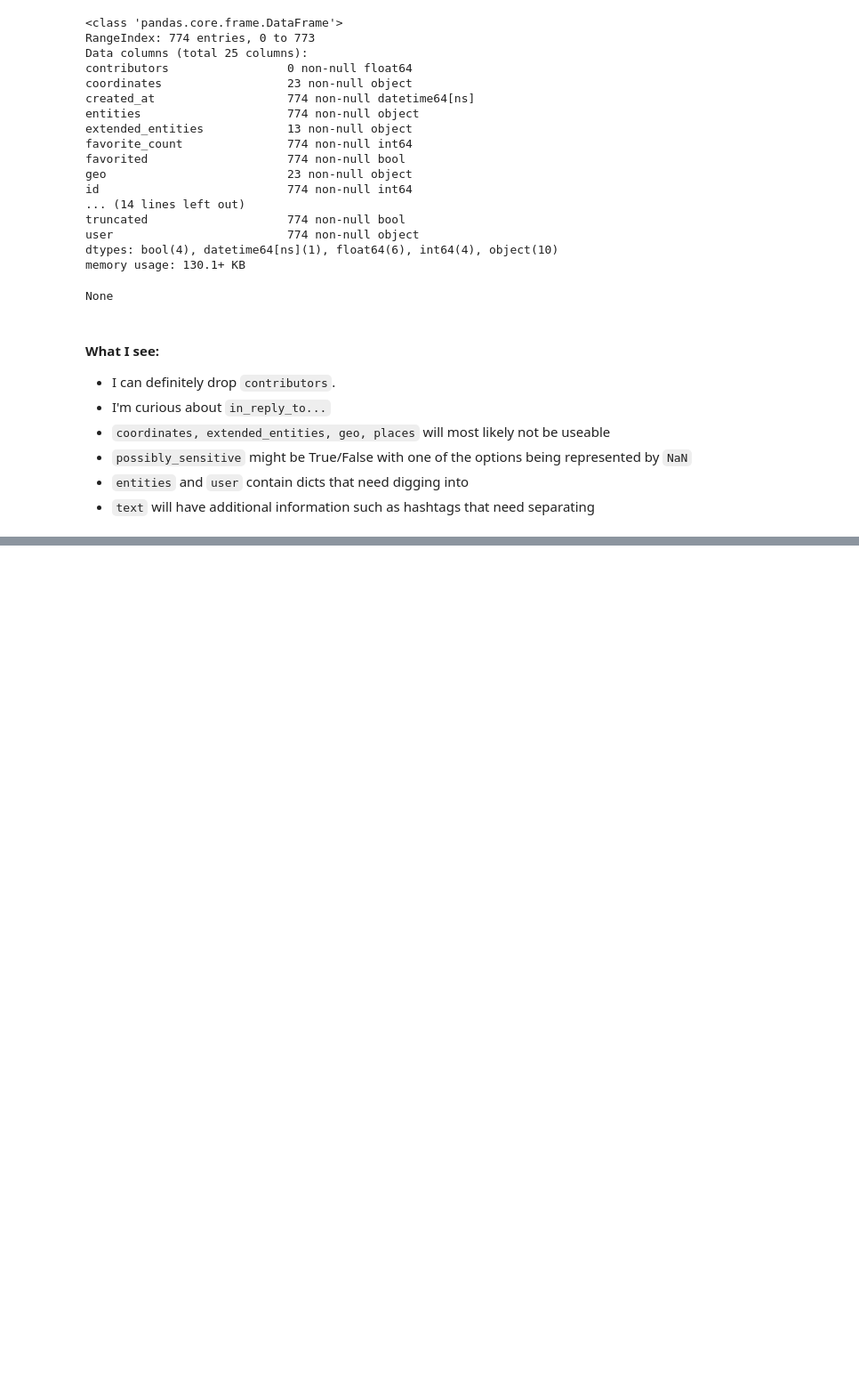
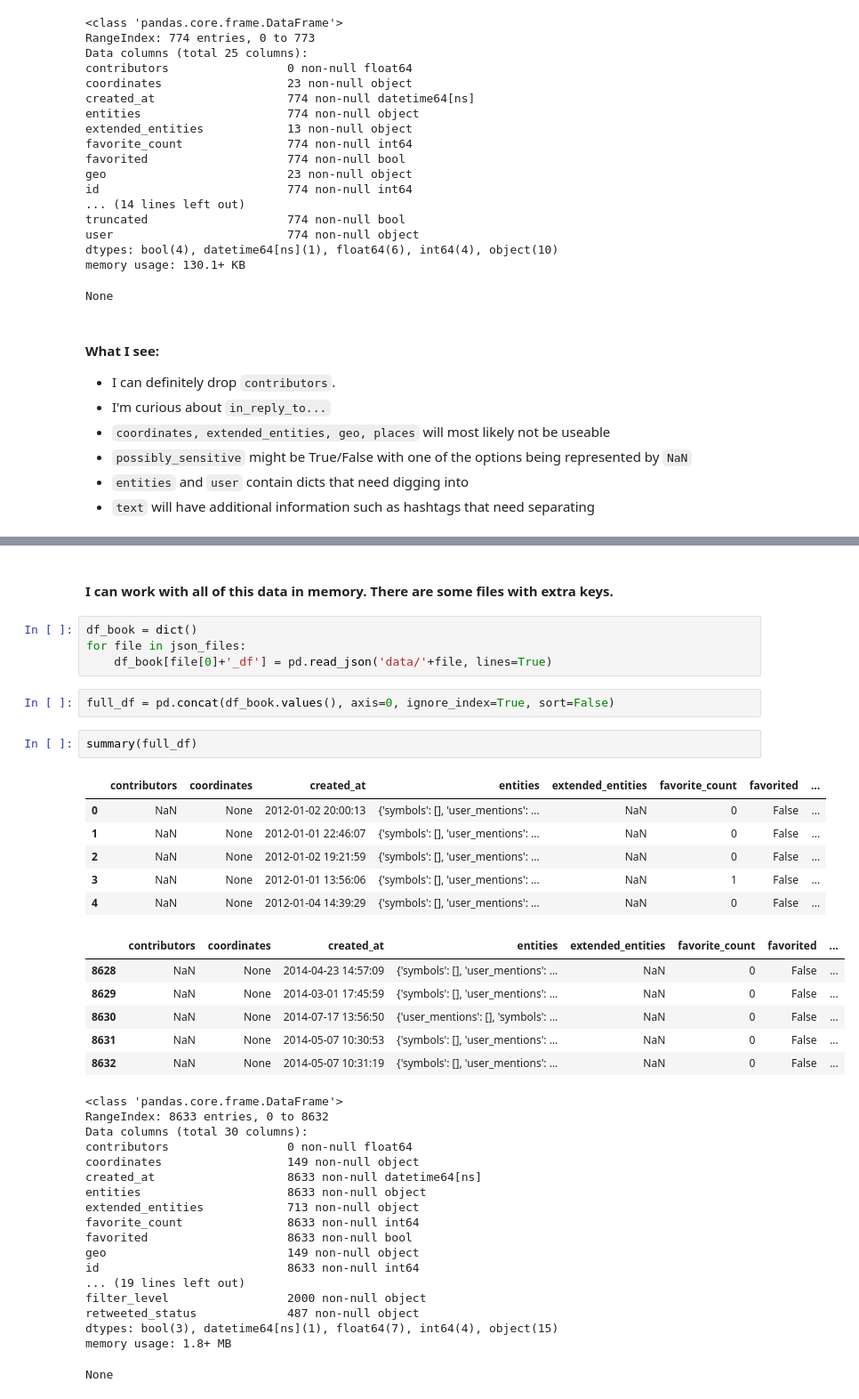
Before and after one commit to mosho-p/data_cleaning, a Jupyter notebook: twitter_cleaning.ipynb, the cells around one changed output, grey strips where cells are left out. Shown: that part at 89% size. Drawn from its saved outputs; the diff is of its cells as text; blank space fills up the shorter version.

```diff
--- a/twitter_cleaning.ipynb
+++ b/twitter_cleaning.ipynb
@@ -74,0 +123,41 @@ df[~df['in_reply_to_screen_name'].isna()]
+# %% [markdown]
+#### I can work with all of this data in memory. There are some files with extra keys.
+# %%
+df_book = dict()
+for file in json_files:
+    df_book[file[0]+'_df'] = pd.read_json('data/'+file, lines=True)
+# %%
+full_df = pd.concat(df_book.values(), axis=0, ignore_index=True, sort=False)
+# %%
+summary(full_df)
+# %% [output]
+|  | contributors | coordinates | created_at | entities | extended_entities | favorite_count | favorited | ... |
+| 0 | NaN | None | 2012-01-02 20:00:13 | {'symbols': [], 'user_mentions': ... | NaN | 0 | False | ... |
+| 1 | NaN | None | 2012-01-01 22:46:07 | {'symbols': [], 'user_mentions': ... | NaN | 0 | False | ... |
+| 2 | NaN | None | 2012-01-02 19:21:59 | {'symbols': [], 'user_mentions': ... | NaN | 0 | False | ... |
+| 3 | NaN | None | 2012-01-01 13:56:06 | {'symbols': [], 'user_mentions': ... | NaN | 1 | False | ... |
+| 4 | NaN | None | 2012-01-04 14:39:29 | {'symbols': [], 'user_mentions': ... | NaN | 0 | False | ... |
+|  | contributors | coordinates | created_at | entities | extended_entities | favorite_count | favorited | ... |
+| 8628 | NaN | None | 2014-04-23 14:57:09 | {'symbols': [], 'user_mentions': ... | NaN | 0 | False | ... |
+| 8629 | NaN | None | 2014-03-01 17:45:59 | {'symbols': [], 'user_mentions': ... | NaN | 0 | False | ... |
+| 8630 | NaN | None | 2014-07-17 13:56:50 | {'user_mentions': [], 'symbols': ... | NaN | 0 | False | ... |
+| 8631 | NaN | None | 2014-05-07 10:30:53 | {'symbols': [], 'user_mentions': ... | NaN | 0 | False | ... |
+| 8632 | NaN | None | 2014-05-07 10:31:19 | {'symbols': [], 'user_mentions': ... | NaN | 0 | False | ... |
+<class 'pandas.core.frame.DataFrame'>
+RangeIndex: 8633 entries, 0 to 8632
+Data columns (total 30 columns):
+contributors                 0 non-null float64
+coordinates                  149 non-null object
+created_at                   8633 non-null datetime64[ns]
+entities                     8633 non-null object
+extended_entities            713 non-null object
+favorite_count               8633 non-null int64
+favorited                    8633 non-null bool
+geo                          149 non-null object
+id                           8633 non-null int64
+... (19 lines left out)
+filter_level                 2000 non-null object
+retweeted_status             487 non-null object
+dtypes: bool(3), datetime64[ns](1), float64(7), int64(4), object(15)
+memory usage: 1.8+ MB
+None
```
Also changed, not shown: parts of 19 cells of this notebook.
